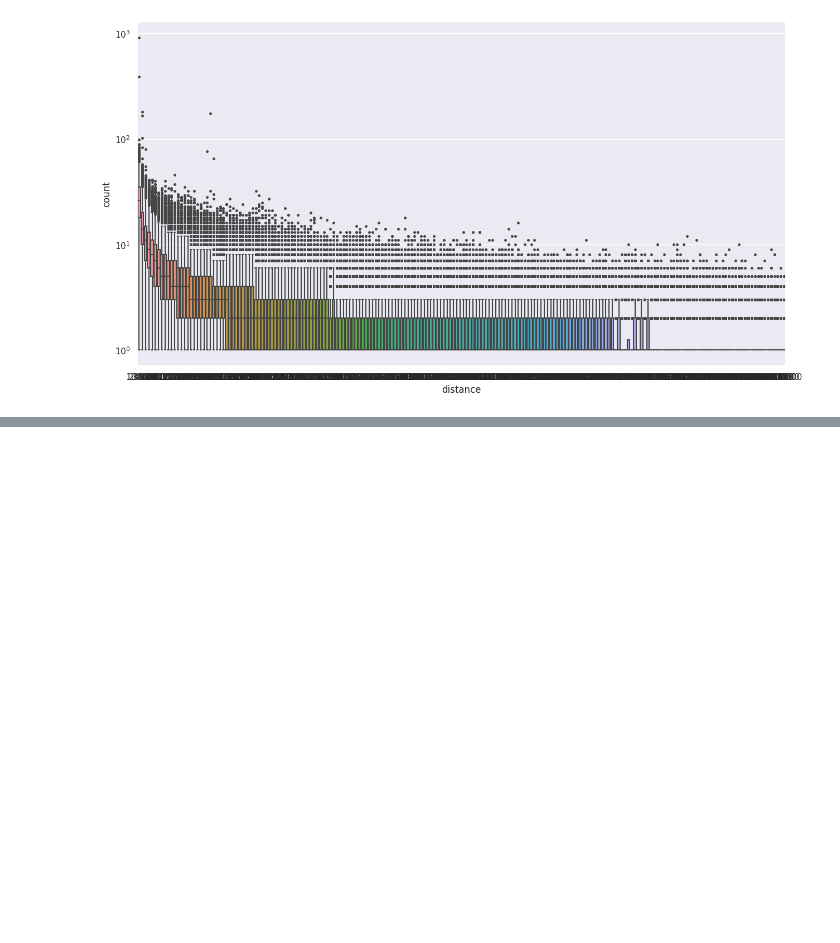
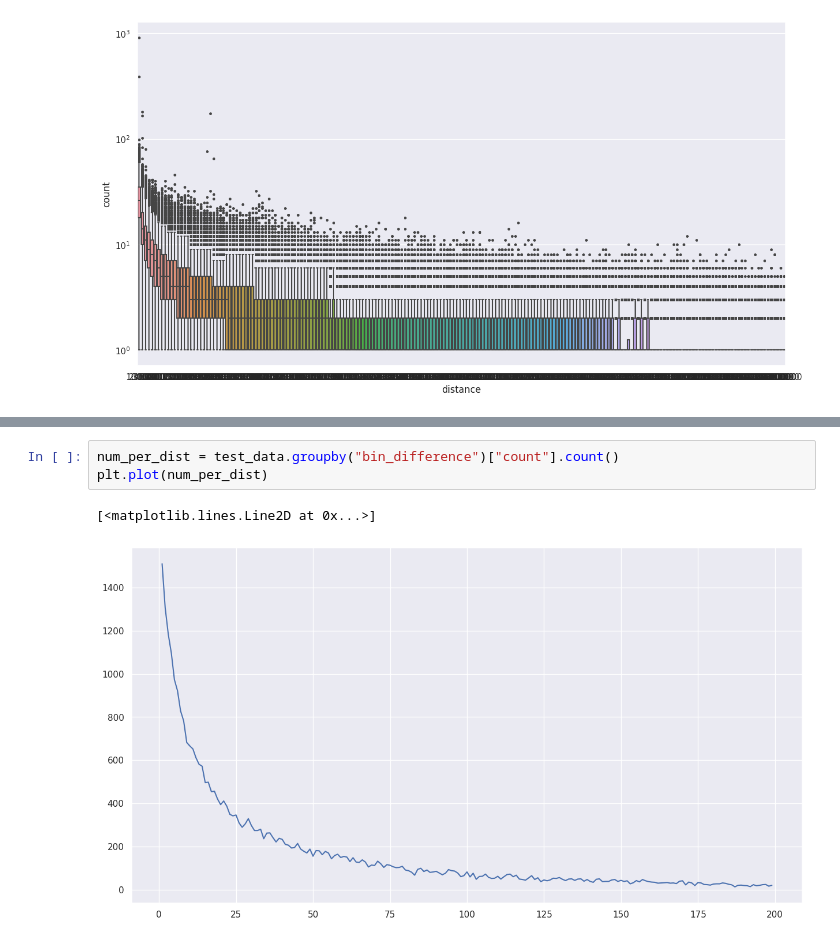
Before and after one commit to leomorelli/HiCONA, a Jupyter notebook: Reworked/parameter_testing/mean_vs_median_per_chrom.ipynb, the cells around one changed output, grey strips where cells are left out. Cells and saved outputs as stored; diff of their text form; blank space fills up the shorter version.

```diff
--- a/Reworked/parameter_testing/mean_vs_median_per_chrom.ipynb
+++ b/Reworked/parameter_testing/mean_vs_median_per_chrom.ipynb
@@ -83,0 +109,6 @@ plt.yscale('log')
+# %%
+num_per_dist = test_data.groupby("bin_difference")["count"].count()
+plt.plot(num_per_dist)
+# %% [output]
+[<matplotlib.lines.Line2D at 0x...>]
+[figure, added]
```
Also changed, not shown: parts of 5 cells of this notebook, 3 other files.
